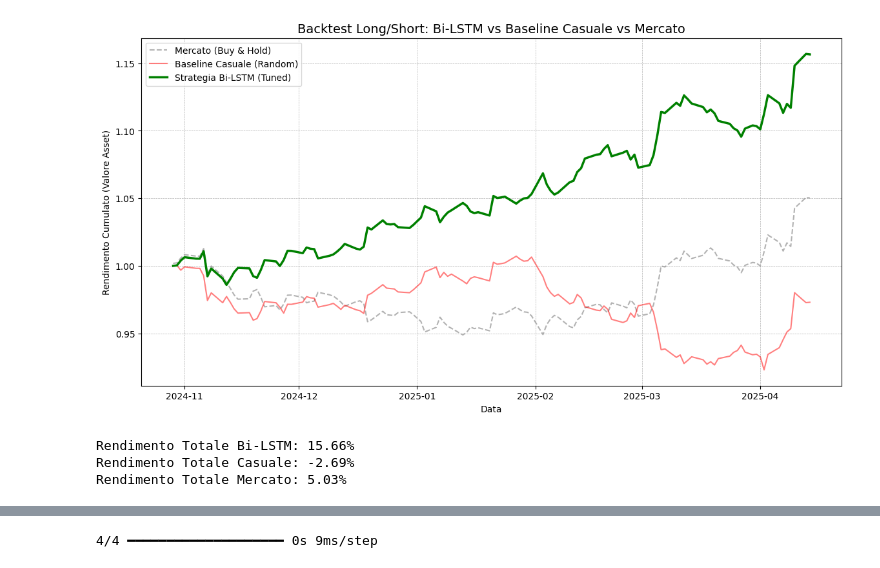
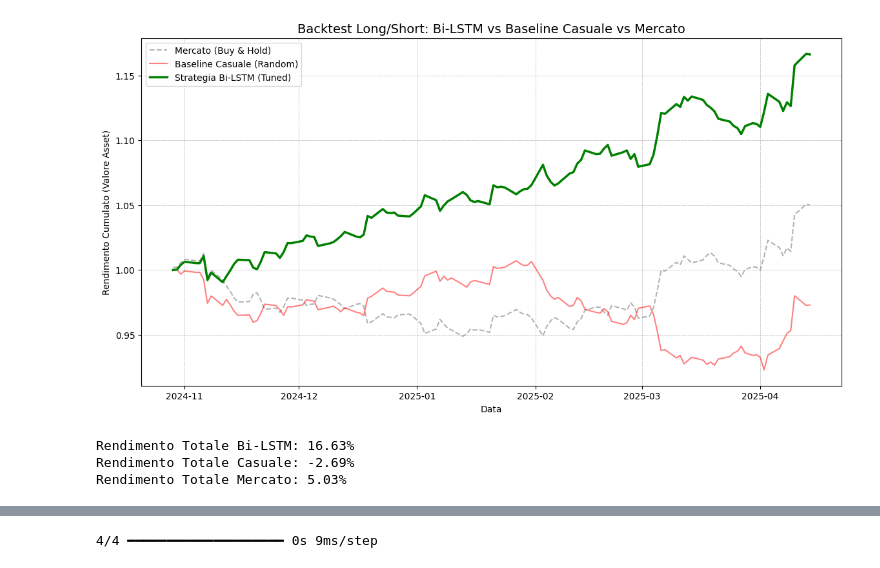
Before and after one commit to dieguz17/Forecasting-EUR-USD-Integrazione-di-modelli-GARCH-e-Sentiment-Analysis-FinBERT-BiLSTM-, a Jupyter notebook: tesipartepython.ipynb, the cells around one changed output, grey strips where cells are left out. Drawn from its saved outputs; the diff is of its cells as text; code cells hidden in the pictures.

```diff
--- a/tesipartepython.ipynb
+++ b/tesipartepython.ipynb
@@ -7,7 +5,7 @@ from transformers import pipeline
 from tqdm.auto import tqdm
 
 
-df = pd.read_csv('news_per_sentiment_split.csv')
+df = pd.read_csv('news_per_sentiment_split2.csv')
 
 
 device = 0 if torch.cuda.is_available() else -1
@@ -36,6 +34,6 @@ for i in tqdm(range(0, len(df), batch_size)):
 
 
 df['sentiment_score'] = scores
-df.to_csv('news_con_sentiment_split_finale1.csv', index=False)
+df.to_csv('news_con_sentiment_split_finale7.csv', index=False)
 print("\nAnalisi completata! Scarica il file 'news_con_sentiment_split_finale.csv'.")
 # %% [output]
@@ -228,7 +1252,7 @@ backtest_df = pd.DataFrame({
 
 
 soglia_mediana = backtest_df['Prob_Up'].median()
-backtest_df['Pos_BiLSTM'] = np.where(backtest_df['Prob_Up'] > soglia_mediana, 1, -1)
+backtest_df['Pos_BiLSTM'] = np.where(backtest_df['Prob_Up'] > 0.5, 1, -1)
 
 
 backtest_df['Ret_BiLSTM'] = backtest_df['Pos_BiLSTM'].shift(1) * backtest_df['Actual_Return']
@@ -269,4 +1293,4 @@ print(f"Rendimento Totale Mercato: {perf_market:.2f}%")
-[figure, old version]
+[figure, new version]
-Rendimento Totale Bi-LSTM: 15.66%
+Rendimento Totale Bi-LSTM: 16.63%
 Rendimento Totale Casuale: -2.69%
 Rendimento Totale Mercato: 5.03%
```
Also changed, not shown: parts of 37 cells of this notebook.
